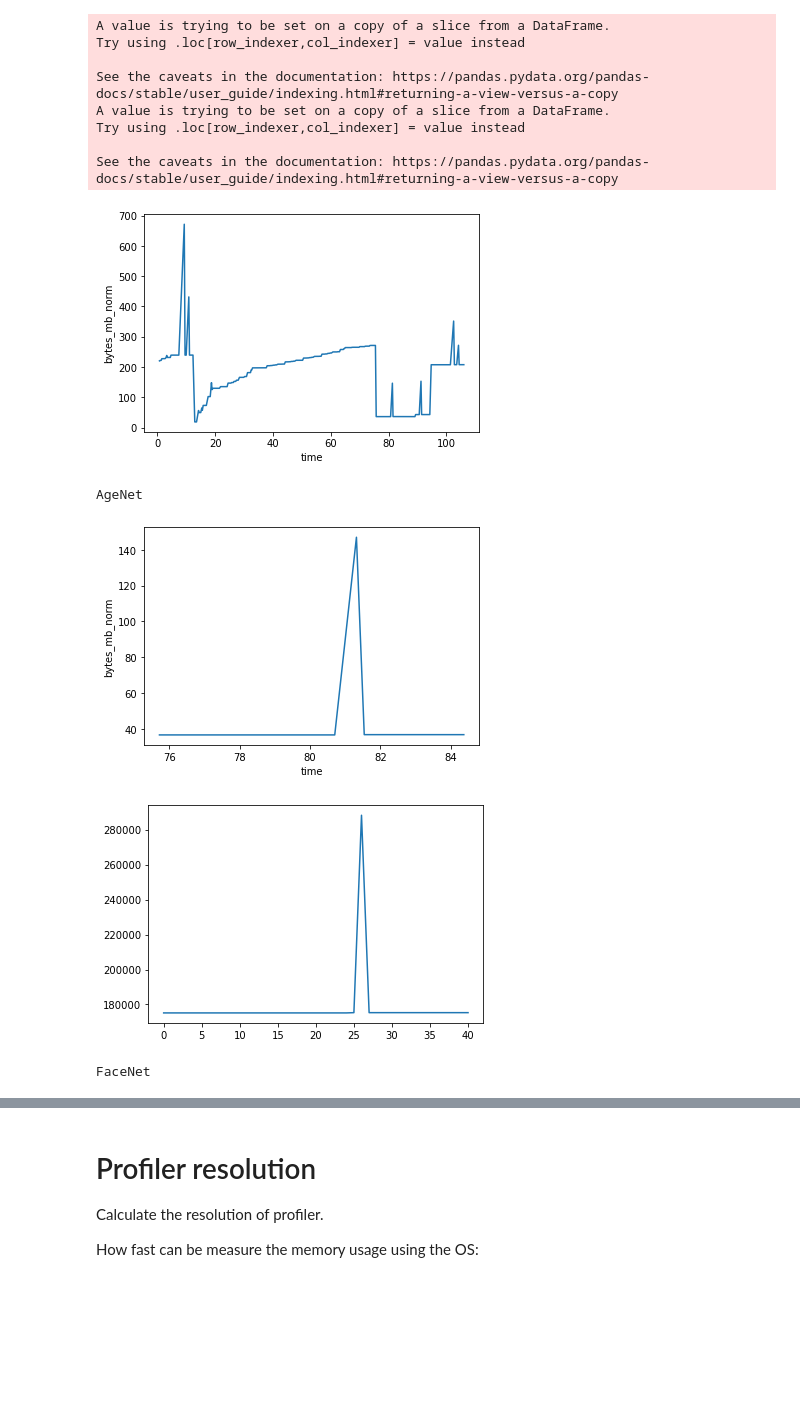
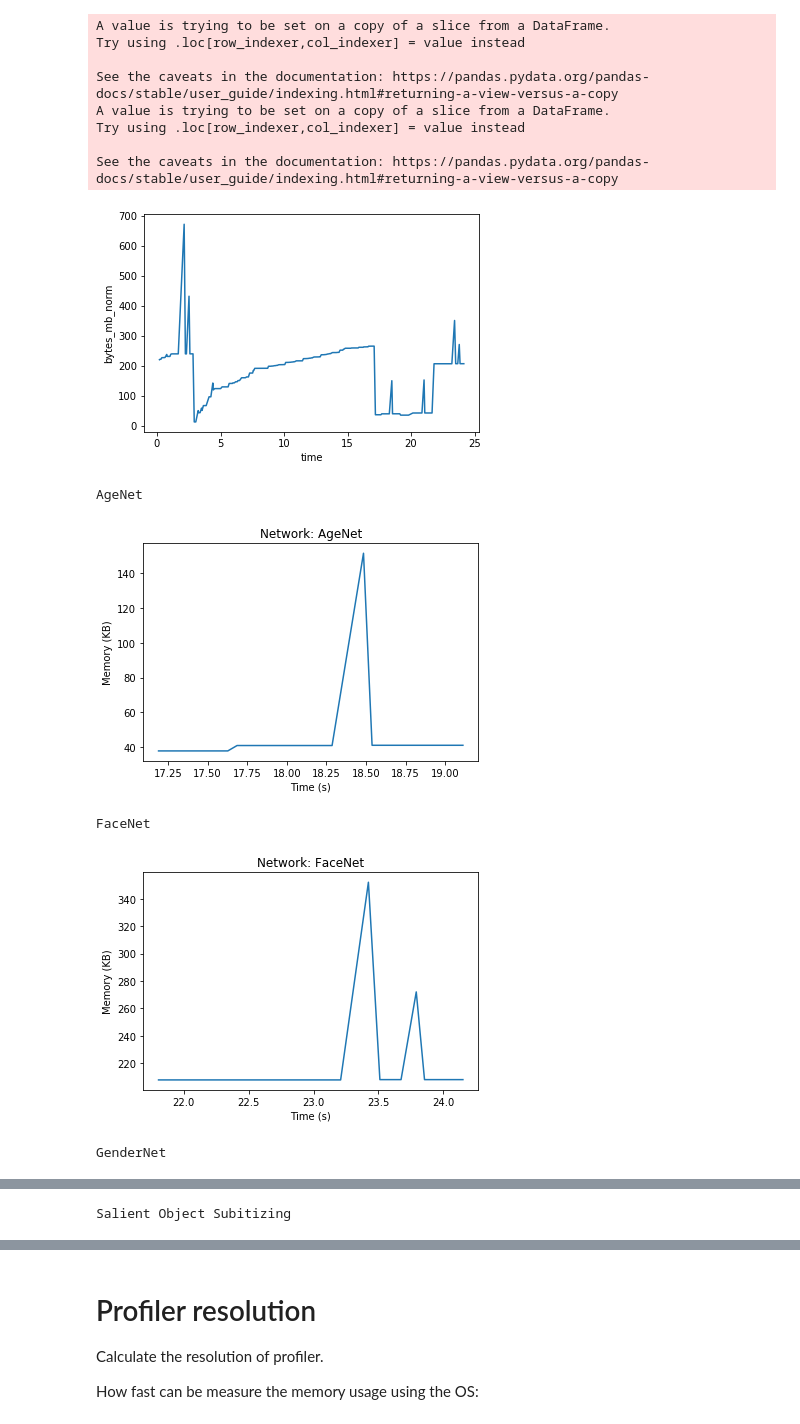
Before and after one commit to bacox/edgecaffe, a Jupyter notebook: analysis/MemCheck.exp.ipynb, the cells around one changed output, grey strips where cells are left out. Saved outputs shown, nothing was run; the diff lists cells and outputs as text; code cells hidden in the pictures; blank space fills up the shorter version.

```diff
--- a/analysis/MemCheck.exp.ipynb
+++ b/analysis/MemCheck.exp.ipynb
@@ -4,3 +4,6 @@ import numpy as np
 import seaborn as sns
 import matplotlib.pyplot as plt
 import glob
+# %%
+pathToData = '../cmake-build-release'
+pathToData = '.'
@@ -7,46 +88,32 @@ import glob
 # %%
-# alloc = pd.read_csv('./cmake-build-debug/allocations.csv')
-# # alloc['bytes_mb'] = alloc['bytes'] / (1024**1)
-# # alloc[]
-# # alloc.iloc[:-3,:]
-# alloc = alloc.dropna()
-# sns.lineplot(x="time", y="rss_kb", data=alloc)
-# plt.show()
-# sns.lineplot(x="time", y="shared_kb", data=alloc)
-# plt.show()
-# sns.lineplot(x="time", y="private_kb", data=alloc)
-# plt.show()
-# # alloc
-# # alloc['networkId'].unique()
+# Figures for the networks individually
 
-raw_data = process_from_filename('../cmake-build-debug/allocation{}.csv'.format("1"))
+raw_data = process_from_filename('{}/allocation{}.csv'.format(pathToData,"s1"))
 raw_data['time'] = raw_data['time']/ (1000**3)
 
 sns.lineplot(x="time", y="bytes_mb_norm", data=raw_data)
 plt.show()
 
 for network in raw_data.network.unique():
     print(network)
     single_df = raw_data[raw_data.network == network]
     sns.lineplot(x="time", y="bytes_mb_norm", data=single_df)
+    plt.title('Network: {}'.format(network))
+    plt.xlabel('Time (s)')
+    plt.ylabel('Memory (KB)')
     plt.show()
-    single_df['rss_kb'].plot()
-    plt.show()
-
-
-# alloc[alloc.network == 'Salient Object Subitizing']['bytes'].plot()
-# plt.show()
 # %% [output]
 A value is trying to be set on a copy of a slice from a DataFrame.
 Try using .loc[row_indexer,col_indexer] = value instead
 
 See the caveats in the documentation: https://pandas.pydata.org/pandas-docs/stable/user_guide/indexing.html#returning-a-view-versus-a-copy
 A value is trying to be set on a copy of a slice from a DataFrame.
 Try using .loc[row_indexer,col_indexer] = value instead
 
 See the caveats in the documentation: https://pandas.pydata.org/pandas-docs/stable/user_guide/indexing.html#returning-a-view-versus-a-copy
-[figure, old version]
+[figure, new version]
 AgeNet
-[figure, old version]
+[figure, new version]
+FaceNet
-[figure, old version]
+[figure, new version]
-FaceNet
+GenderNet
@@ -53,0 +121 @@ FaceNet
+Salient Object Subitizing
```
Also changed, not shown: parts of 20 cells of this notebook, 3 other files.
